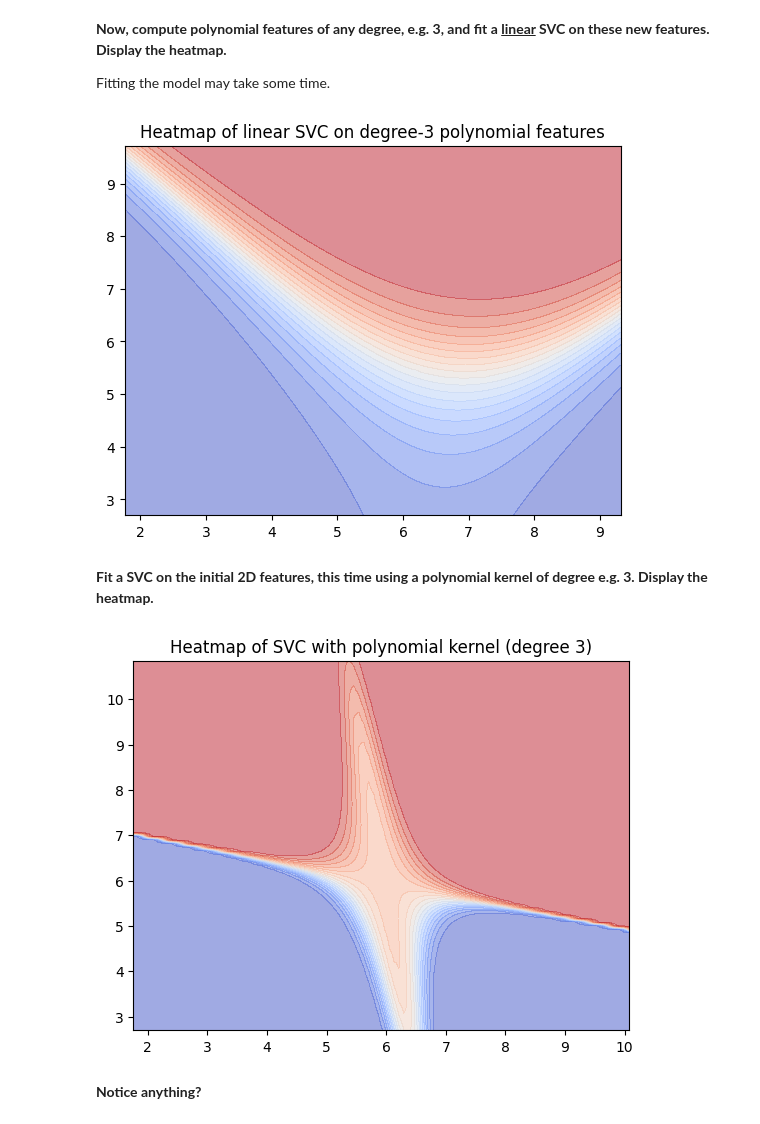
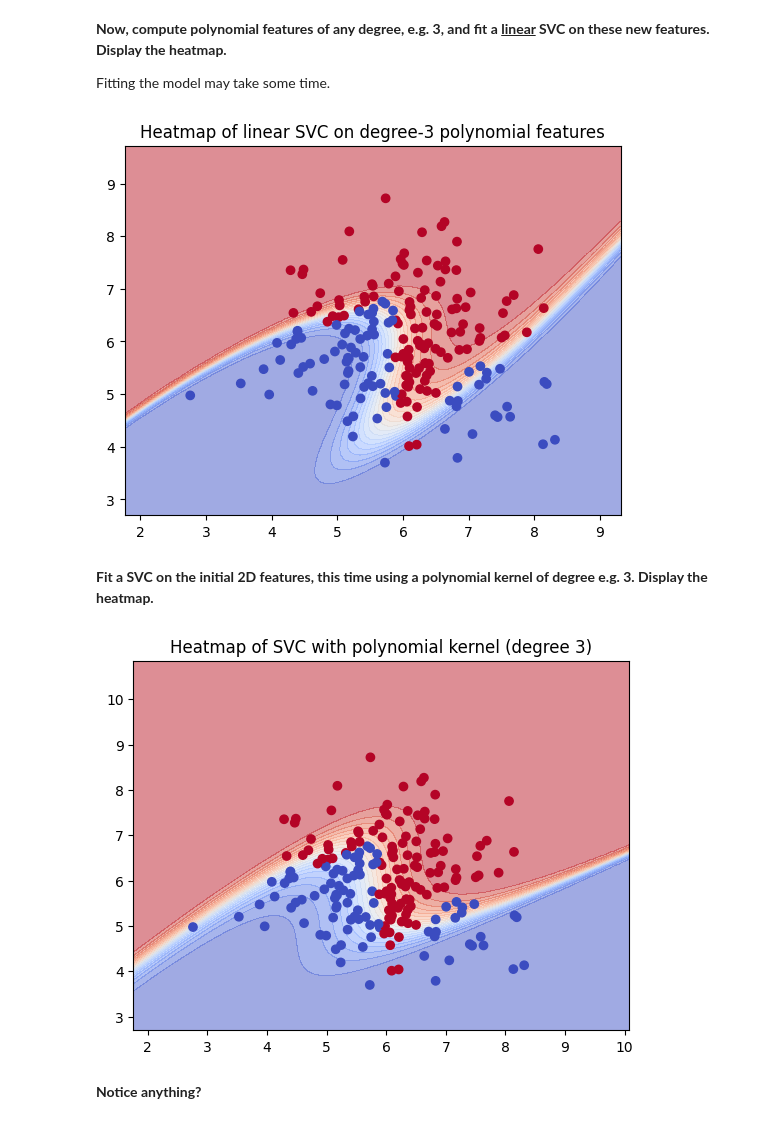
Before and after one commit to audreybvt/ML, a Jupyter notebook: Lab 4 - Classifiers extended edition.ipynb, the cells around one changed output. Drawn from its saved outputs; the diff is of its cells as text; code cells hidden in the pictures.

```diff
--- a/Lab 4 - Classifiers extended edition.ipynb
+++ b/Lab 4 - Classifiers extended edition.ipynb
@@ -637,31 +639,32 @@ Fitting the model may take some time.
 # %%
 degree = 3
 svm_poly = make_pipeline(
     PolynomialFeatures(degree),
-    StandardScaler(),
+    #StandardScaler(),
     SVC(kernel='linear', probability=True)
 )
 svm_poly.fit(X_train, y_train)
 
 disp = DecisionBoundaryDisplay.from_estimator(
     svm_poly,
     X_train,
     response_method="predict_proba",
     cmap=plt.cm.coolwarm,
     alpha=0.5,
     levels=20
 )
 
+disp.ax_.scatter(X_train[:, 0], X_train[:, 1], c=y_train, cmap=plt.cm.coolwarm)
 plt.title(f"Heatmap of linear SVC on degree-{degree} polynomial features")
 plt.show()
 # %% [output]
-[figure, old version]
+[figure, new version]
 # %% [markdown]
 **Fit a SVC on the initial 2D features, this time using a polynomial kernel of degree e.g. 3. Display the heatmap.**
 # %%
 degree = 3
 svm_poly_kernel = make_pipeline(
-    StandardScaler(),
+    #StandardScaler(),
     SVC(kernel='poly', degree=degree, probability=True)
 )
 svm_poly_kernel.fit(X_train, y_train)
@@ -674,9 +677,11 @@ disp = DecisionBoundaryDisplay.from_estimator(
     levels=20
 )
 
+disp.ax_.scatter(X_train[:, 0], X_train[:, 1], c=y_train, cmap=plt.cm.coolwarm)
+
 plt.title(f"Heatmap of SVC with polynomial kernel (degree {degree})")
 plt.show()
 # %% [output]
-[figure, old version]
+[figure, new version]
 # %% [markdown]
 **Notice anything?**
```
Also changed, not shown: parts of 6 cells of this notebook.
